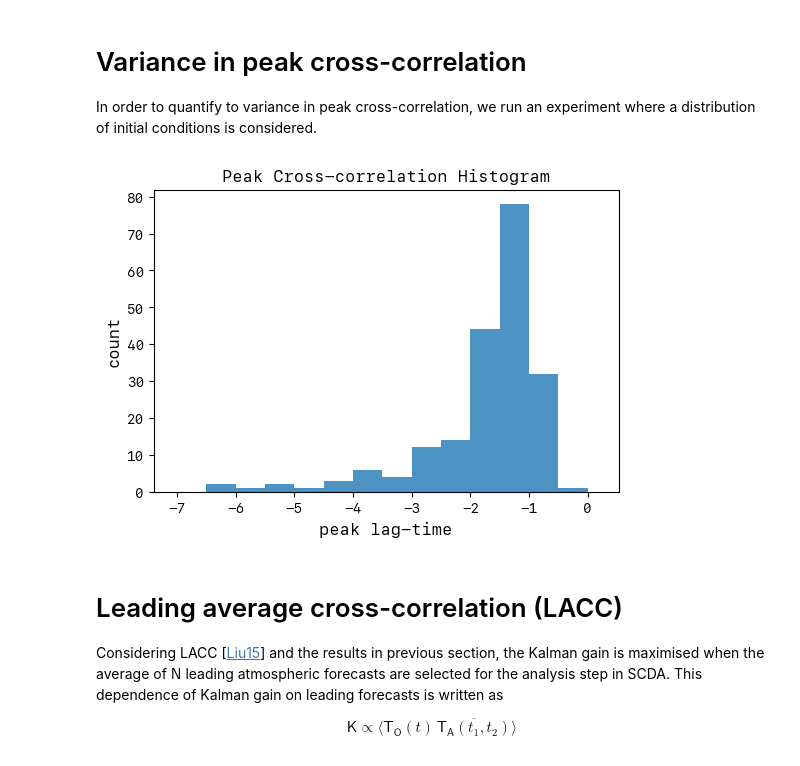
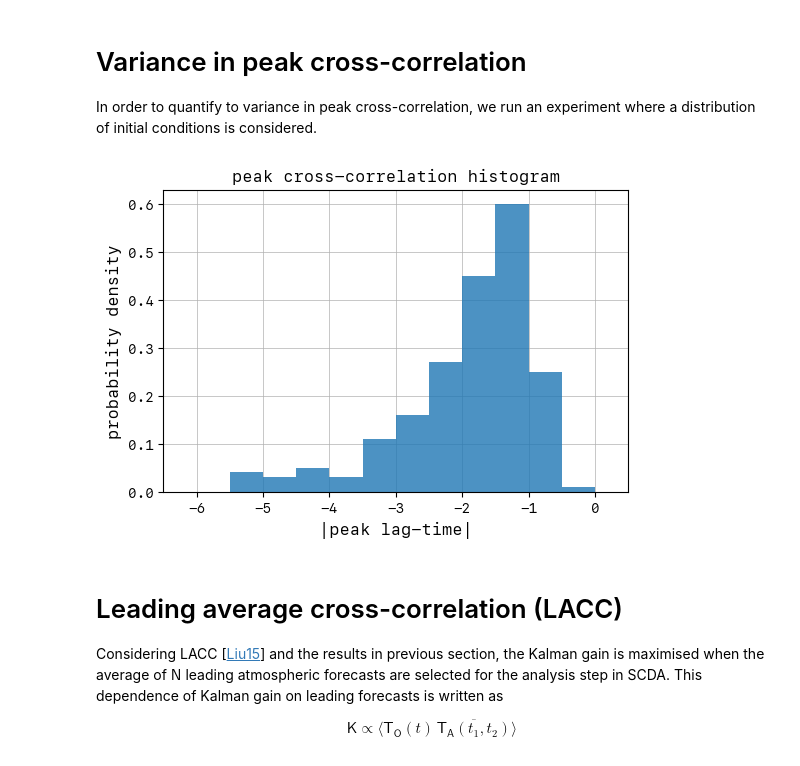
Before and after one commit to avneet-singh-uib/SCDA_v0.1, a Jupyter notebook: ToyModel_1/ToyModelCorr.ipynb, the cells around one changed output. Drawn from its saved outputs; the diff is of its cells as text; code cells hidden in the pictures.

```diff
--- a/ToyModel_1/ToyModelCorr.ipynb
+++ b/ToyModel_1/ToyModelCorr.ipynb
@@ -82,16 +83,16 @@ crosssec = scale * Tai * scale
 # time series
 t_start = 0.0
 t_end = 30.0
-time_samples = 10000
+time_samples = 300
 
 def autocorr(x,t):
     result = np.correlate(x, x, mode='same')
-    lag_time = np.linspace(start = -t.max()/2, stop = t.max()/2, num = time_samples)
+    lag_time = np.linspace(start = -t.max()/2, stop = t.max()/2, num = time_samples + 1)
     return [lag_time, result]
 
 def crosscorr(x,y,t):
     result = np.correlate(x, y, mode='same')
-    lag_time = np.linspace(start = -t.max()/2, stop = t.max()/2, num = time_samples)
+    lag_time = np.linspace(start = -t.max()/2, stop = t.max()/2, num = time_samples + 1)
     return [lag_time, result]
 
 def f(x,t):
@@ -101,7 +102,7 @@ def f(x,t):
     f1 = Cao*To + Caa*Ta
     return [f0,f1]
 
-t = np.linspace(start=t_start,stop=t_end,num=time_samples)
+t = np.linspace(start=t_start,stop=t_end,num=time_samples + 1)
 # %%
 # solve ODEs
 x0 = [Toi,Tai]
@@ -115,8 +116,9 @@ plt.subplot(2, 1, 1)
 plt.xlabel('time',fontproperties=font,fontsize=12)
 plt.ylabel('T',fontproperties=font,fontsize=12)
 plt.plot(t,Ta,'r',t,To,'b')
-ax = gca(); ticks(ax); ax.set_title('Unforced case',fontproperties=font,fontsize=16);
+ax = gca(); ticks(ax); ax.set_title('unforced case',fontproperties=font,fontsize=12);
 plt.gca().legend(('Atmosphere','Ocean'),prop=prop);
+plt.grid(linewidth=0.5); ax.set_axisbelow(True)
 
 [lag_time_To, autocorr_To] = autocorr(To,t)
 [lag_time_Ta, autocorr_Ta] = autocorr(Ta,t)
@@ -129,4 +131,5 @@ plt.ylabel('Corr',fontproperties=font,fontsize=12)
 ax = gca(); ticks(ax)
 plt.gca().legend(('Ocean','Atmosphere','Cross-Corr'),prop=prop);
 plt.tight_layout();
+plt.grid(linewidth=0.5); ax.set_axisbelow(True)
 # %% [output]
@@ -159,8 +162,9 @@ plt.subplot(2, 1, 1)
 plt.xlabel('time',fontproperties=font,fontsize=12)
 plt.ylabel('T',fontproperties=font,fontsize=12)
 plt.plot(t,Ta,'r',t,To,'b')
-ax = gca(); ticks(ax); ax.set_title('Stochastically forced case',fontproperties=font,fontsize=16);
+ax = gca(); ticks(ax); ax.set_title('stochastically forced case',fontproperties=font,fontsize=12);
 plt.gca().legend(('Atmosphere','Ocean'),prop=prop);
+plt.grid(linewidth=0.5); ax.set_axisbelow(True)
 
 [lag_time_To, autocorr_To] = autocorr(To,t)
 [lag_time_Ta, autocorr_Ta] = autocorr(Ta,t)
@@ -173,4 +177,5 @@ plt.ylabel('Corr',fontproperties=font,fontsize=12)
 ax = gca(); ticks(ax)
 plt.gca().legend(('Ocean','Atmosphere','Cross-Corr'),prop=prop);
 plt.tight_layout();
+plt.grid(linewidth=0.5); ax.set_axisbelow(True)
 # %% [output]
@@ -181,18 +186,3 @@ We are able to reproduce the asymmetry in cross-correlation between oceanic and
 # Variance in peak cross-correlation
 
 In order to quantify to variance in peak cross-correlation, we run an experiment where a distribution of initial conditions is considered.
-# %%
-#solve the system of ODEs with a sample set of initial conditions
-samples = 200
-Toi_lim = 0.1
-Tai_lim = 1.0
-peak_corr = []
-
-for i in range(samples):
-    x0 = [rand.uniform(-Toi_lim, Toi_lim), rand.uniform(-Tai_lim, Tai_lim)]
-    soln = sdeint.itoint(unforc,forc,x0,t)
-    To = soln[:,0]
-    Ta = soln[:,1]
-    [lag_time, crosscor] = crosscorr(Ta,To,t)
-    max_index = np.argmax(crosscor)
-    peak_corr.append(lag_time[max_index])
@@ -199,15 +246,16 @@ for i in range(samples):
 # %%
-#plot the statistics
+#plot cross-corr statistics
 plt.figure(dpi=100);
 bins = np.arange(min(lag_time), max(lag_time), 0.5)
 plt.xlim([min(peak_corr) - 1, max(peak_corr) + 1]);
-
-plt.hist(peak_corr, bins=bins, alpha=0.8);
-plt.title('Peak Cross-correlation Histogram',fontproperties=font,fontsize=12);
-plt.xlabel('peak lag-time',fontproperties=font,fontsize=12)
-plt.ylabel('count',fontproperties=font,fontsize=12); ax = gca(); ticks(ax)
+plt.hist(peak_corr, bins=bins, alpha=0.8, density=True);
+plt.title('peak cross-correlation histogram',fontproperties=font,fontsize=12);
+plt.xlabel('|peak lag-time|',fontproperties=font,fontsize=12)
+plt.ylabel('probability density',fontproperties=font,fontsize=12);
+ax = gca(); ticks(ax);
+plt.grid(linewidth=0.5); ax.set_axisbelow(True)
 # %% [output]
-[figure, old version]
+[figure, new version]
 # %% [markdown]
 # Leading average cross-correlation (LACC)
 
```
Also changed, not shown: parts of 5 cells of this notebook, 1 other file.
